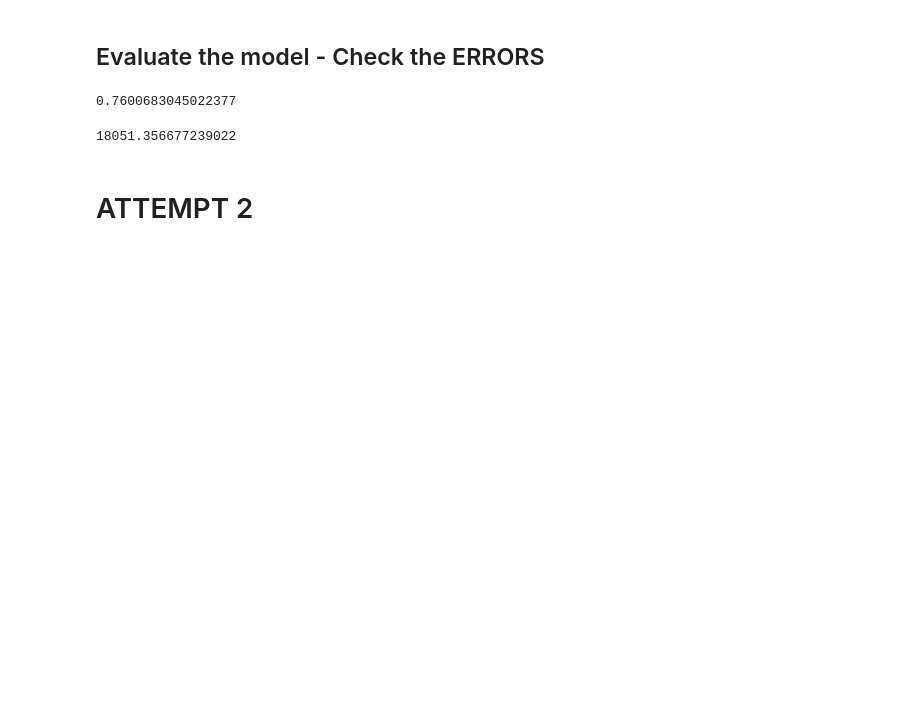
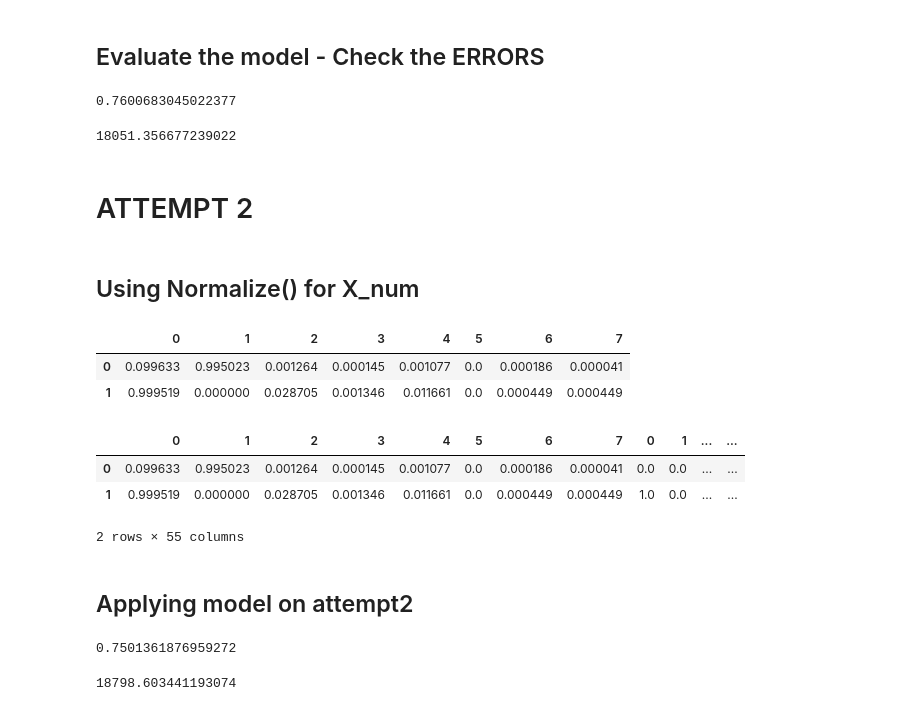
Before and after one commit to siandav/cosferlabwork, a Jupyter notebook: Jupyter/Week1/Day5 - LAB - regression linear.ipynb, the cells around one changed output. Drawn from its saved outputs; the diff is of its cells as text; code cells hidden in the pictures; blank space fills up the shorter version.

```diff
--- a/Jupyter/Week1/Day5 - LAB - regression linear.ipynb
+++ b/Jupyter/Week1/Day5 - LAB - regression linear.ipynb
@@ -491,3 +491,25 @@ mean_squared_error(y_test,preds)
 18051.356677239022
 # %% [markdown]
 # ATTEMPT 2
+# %% [markdown]
+## Using Normalize() for X_num
+# %%
+from sklearn import preprocessing
+normalized_X_num=preprocessing.normalize(X_num)
+normalized_X_num=pd.DataFrame(normalized_X_num)
+normalized_X_num.head(2)
+# %% [output]
+|  | 0 | 1 | 2 | 3 | 4 | 5 | 6 | 7 |
+| 0 | 0.099633 | 0.995023 | 0.001264 | 0.000145 | 0.001077 | 0.0 | 0.000186 | 0.000041 |
+| 1 | 0.999519 | 0.000000 | 0.028705 | 0.001346 | 0.011661 | 0.0 | 0.000449 | 0.000449 |
+# %%
+X_final2=pd.concat((normalized_X_num, X_encoded_df), axis=1)
+# %%
+X_final2.head(2)
+# %% [output]
+|  | 0 | 1 | 2 | 3 | 4 | 5 | 6 | 7 | 0 | 1 | ... | ... |
+| 0 | 0.099633 | 0.995023 | 0.001264 | 0.000145 | 0.001077 | 0.0 | 0.000186 | 0.000041 | 0.0 | 0.0 | ... | ... |
+| 1 | 0.999519 | 0.000000 | 0.028705 | 0.001346 | 0.011661 | 0.0 | 0.000449 | 0.000449 | 1.0 | 0.0 | ... | ... |
+2 rows × 55 columns
+# %% [markdown]
+## Applying model on attempt2
@@ -493,0 +522,8 @@ mean_squared_error(y_test,preds)
+# %%
+r2_score(y_test,preds)
+# %% [output]
+0.7501361876959272
+# %%
+mean_squared_error(y_test,preds)
+# %% [output]
+18798.603441193074
```
Also changed, not shown: parts of 3 cells of this notebook.
